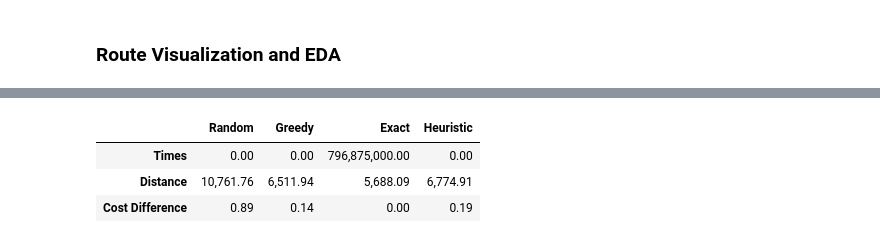
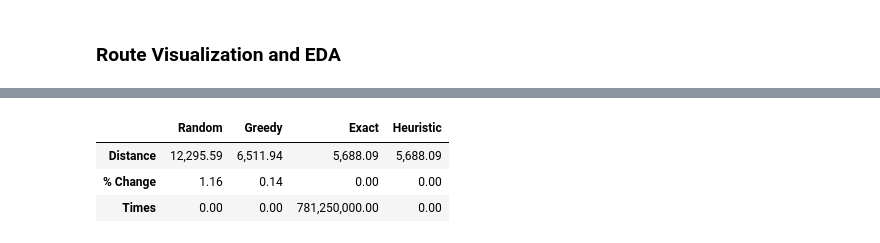
Before and after one commit to MarcoFernstaedt/RouteOptimizationCodeJam, a Jupyter notebook: driver_nb.ipynb, the cells around one changed output, grey strips where cells are left out. Drawn from its saved outputs; the diff is of its cells as text; code cells hidden in the pictures.

```diff
--- a/driver_nb.ipynb
+++ b/driver_nb.ipynb
@@ -68,8 +68,7 @@ Cities: ['Memphis', 'Raleigh', 'Detroit', 'Miami', 'Portland', 'Atlanta', 'Fort
 # %% [markdown]
 To facilitate the plotting of each route, we'll retrieve the coordinates for each city from the Locations object. Given the start city and destination nodes, we can generate graph edges, edge weights, and start-arrival coordinates for each city pair. Additionally, we can initialize a Route object to begin calculating various routes and their associated costs.
 # %%
-all_coords = cities.get_all_coords()
-edges, weights, coord_pairs = cities.create_map(home, dest_cities)
+edges, weights, coords = cities.create_map(home, dest_cities)
 route = Route(home, dest_cities, edges, weights)
 # %% [markdown]
 ### Route Algorithms
@@ -145,7 +144,7 @@ Calculation Time: 796875000 ns
 
 The final optimization algorithm incorporates a k-optimal tour (2 edges) heuristic approximation for the shortest path. The starting route that the optimization algorithm attemps to improve is a randomly generated route; it iterates between node pairs and swaps their edges in an attempt to remove overlapping paths along the Hamiltonian cycle. The algorithm stops when the route can no longer be improved (i.e. no longer can lower the local minimum).
 # %%
-opt_rte, opt_cost, opt_time = route.get_2_opt_rte(rand_rte)
+opt_rte, opt_cost, opt_time = route.get_2opt_rte(rand_rte)
 
 all_rtes.append(opt_rte)
 all_dists.append(opt_cost)
@@ -193,14 +192,14 @@ plt.show()
 # %%
 diff_dist = [(x - exact_cost)/exact_cost for x in all_dists]
 
-index = ['Times', 'Distance', 'Cost Difference']
-data = [all_times, all_dists, diff_dist]
+index = ['Distance', '% Change', 'Times']
+data = [all_dists, diff_dist, all_times]
 pd.options.display.float_format = '{:,.2f}'.format
 df_results = pd.DataFrame(data = data, index=index, columns=algo_names)
 
 display(df_results)
 # %% [output]
 |  | Random | Greedy | Exact | Heuristic |
-| Times | 0.00 | 0.00 | 796,875,000.00 | 0.00 |
-| Distance | 10,761.76 | 6,511.94 | 5,688.09 | 6,774.91 |
-| Cost Difference | 0.89 | 0.14 | 0.00 | 0.19 |
+| Distance | 12,295.59 | 6,511.94 | 5,688.09 | 5,688.09 |
+| % Change | 1.16 | 0.14 | 0.00 | 0.00 |
+| Times | 0.00 | 0.00 | 781,250,000.00 | 0.00 |
```
Also changed, not shown: parts of 8 cells of this notebook.
